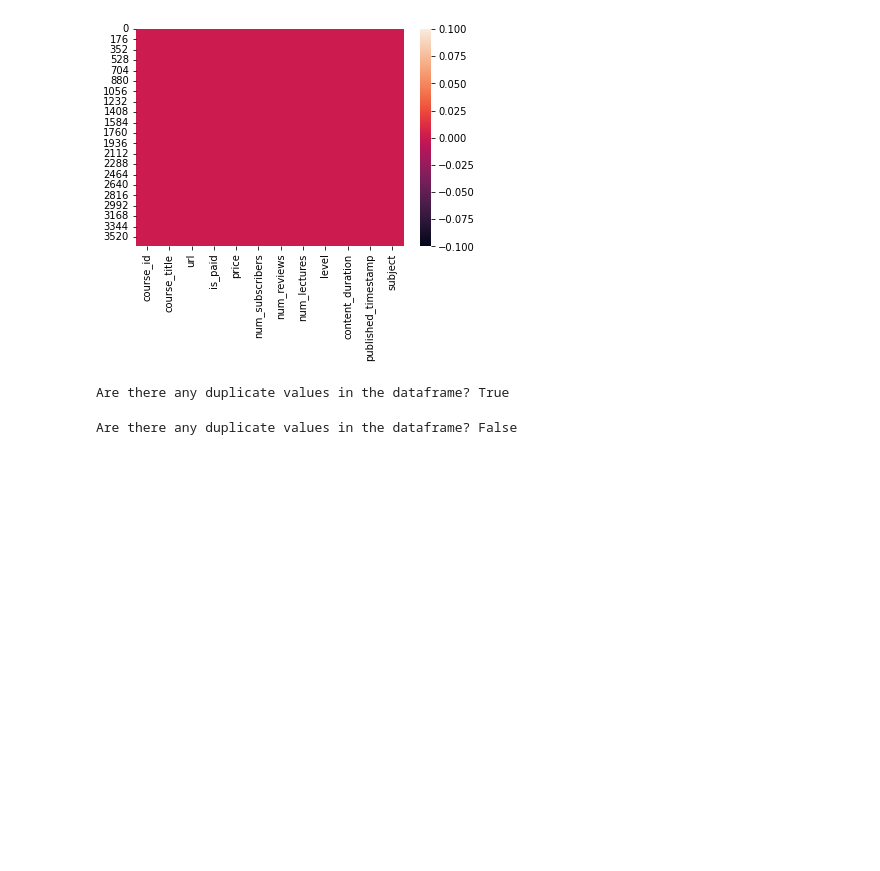
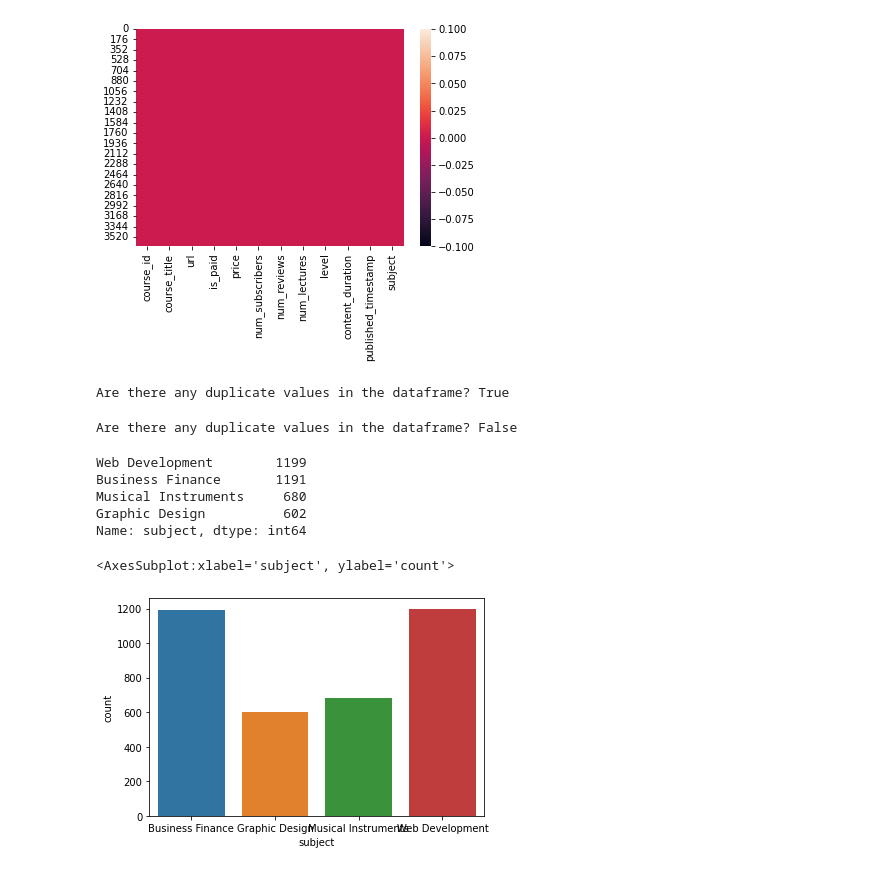
Before and after one commit to Dharmil4602/data-science-projects, a Jupyter notebook: Udemy-Courses/udemy_courses.ipynb, the cells around one changed output. Cells and saved outputs as stored; diff of their text form; code cells hidden in the pictures; blank space fills up the shorter version.

Commit message:
Displayed the plot with matplotlib and seaborn

```diff
--- a/Udemy-Courses/udemy_courses.ipynb
+++ b/Udemy-Courses/udemy_courses.ipynb
@@ -101,3 +101,18 @@ data = data.drop_duplicates()
 print("Are there any duplicate values in the dataframe?", data.duplicated().any())
 # %% [output]
 Are there any duplicate values in the dataframe? False
+# %%
+# Finding number of courses in each subject
+data['subject'].value_counts()
+# %% [output]
+Web Development        1199
+Business Finance       1191
+Musical Instruments     680
+Graphic Design          602
+Name: subject, dtype: int64
+# %%
+# Plotting number of courses in each subject
+sns.countplot(data['subject'])
+# %% [output]
+<AxesSubplot:xlabel='subject', ylabel='count'>
+[figure, added]
```
Also changed, not shown: parts of 1 cell of this notebook.
